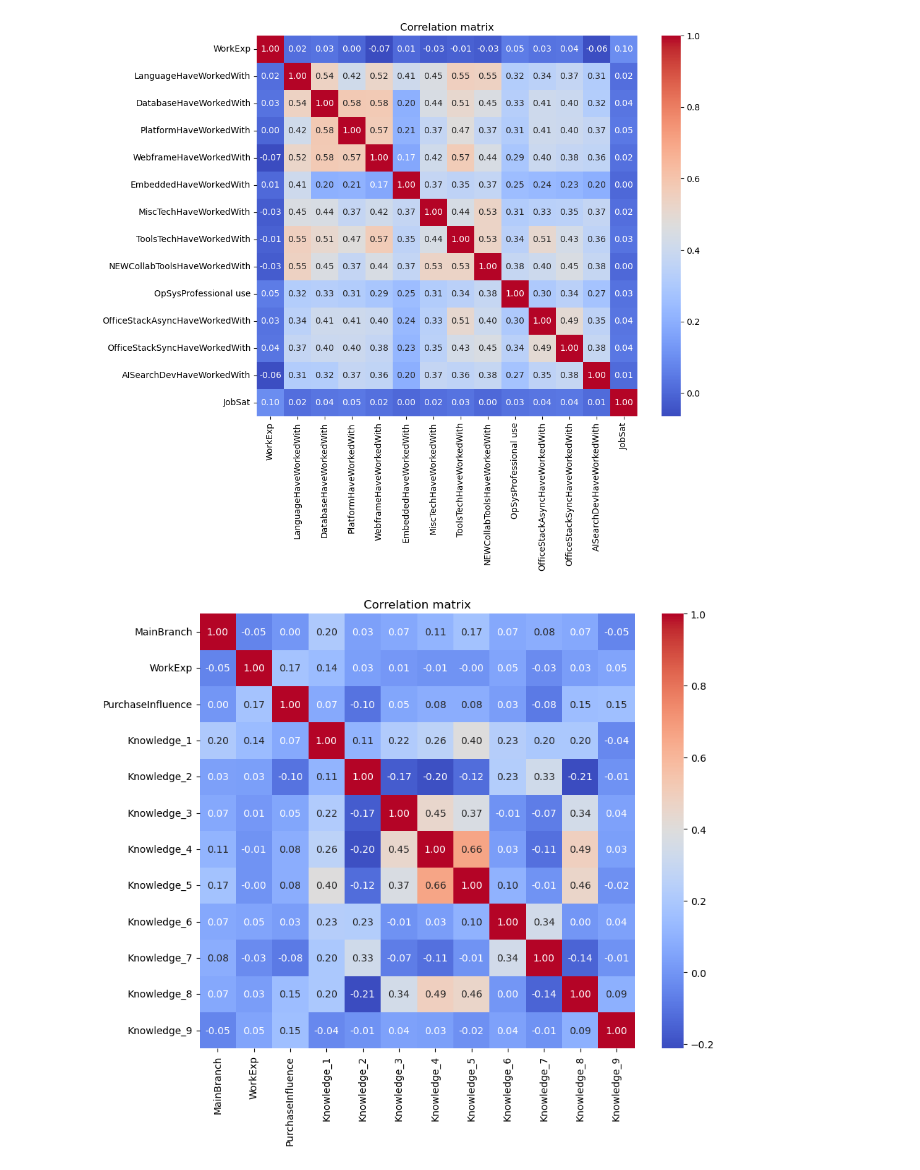
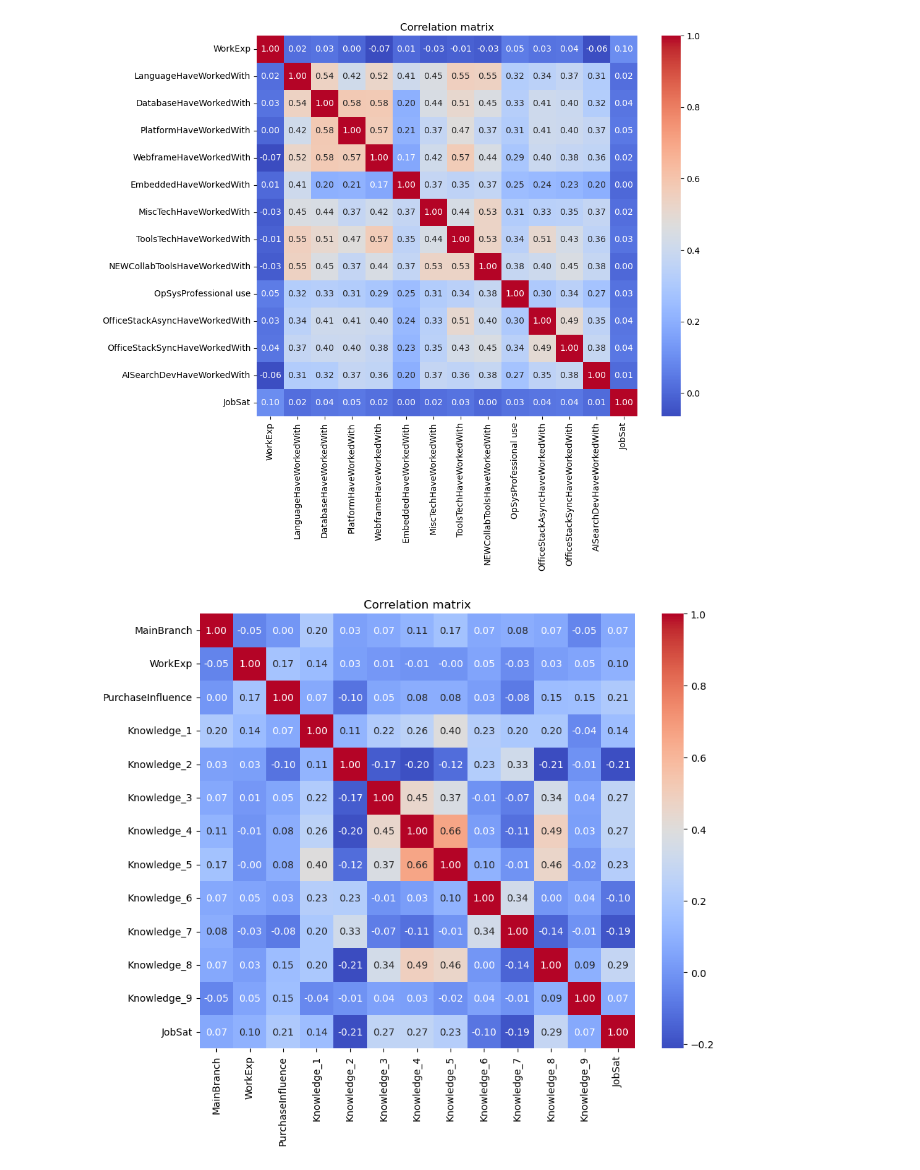
Before and after one commit to LucWill/so_satisfaction, a Jupyter notebook: EDA_correlations.ipynb, the cells around one changed output. Drawn from its saved outputs; the diff is of its cells as text; code cells hidden in the pictures.

```diff
--- a/EDA_correlations.ipynb
+++ b/EDA_correlations.ipynb
@@ -145,15 +145,15 @@ plt.show()
 # %%
 knowledge_dict = {'Agree':1, 'Strongly agree': 2,  'Neither agree nor disagree': 0,  'Disagree': -1,
  'Strongly disagree': -2, np.nan: 0}
 
 for i in list(range(1, 10)):
     df['Knowledge_'+str(i)] = df['Knowledge_'+str(i)].replace(knowledge_dict)
 
-df3 = df[['MainBranch', 'WorkExp', 'PurchaseInfluence', 'Knowledge_1', 'Knowledge_2', 'Knowledge_3', 'Knowledge_4', 'Knowledge_5', 'Knowledge_6', 'Knowledge_7', 'Knowledge_8', 'Knowledge_9']]
+df3 = df[['MainBranch', 'WorkExp', 'PurchaseInfluence', 'Knowledge_1', 'Knowledge_2', 'Knowledge_3', 'Knowledge_4', 'Knowledge_5', 'Knowledge_6', 'Knowledge_7', 'Knowledge_8', 'Knowledge_9', 'JobSat']]
 corr = df3.corr(numeric_only=True)
 plt.figure(figsize=(10, 8))
 sns.heatmap(corr, annot=True, cmap="coolwarm", fmt=".2f", square=True)
 plt.title("Correlation matrix")
 plt.show()
 # %% [output]
-[figure, old version]
+[figure, new version]
```
Also changed, not shown: parts of 4 cells of this notebook, 1 other file.
